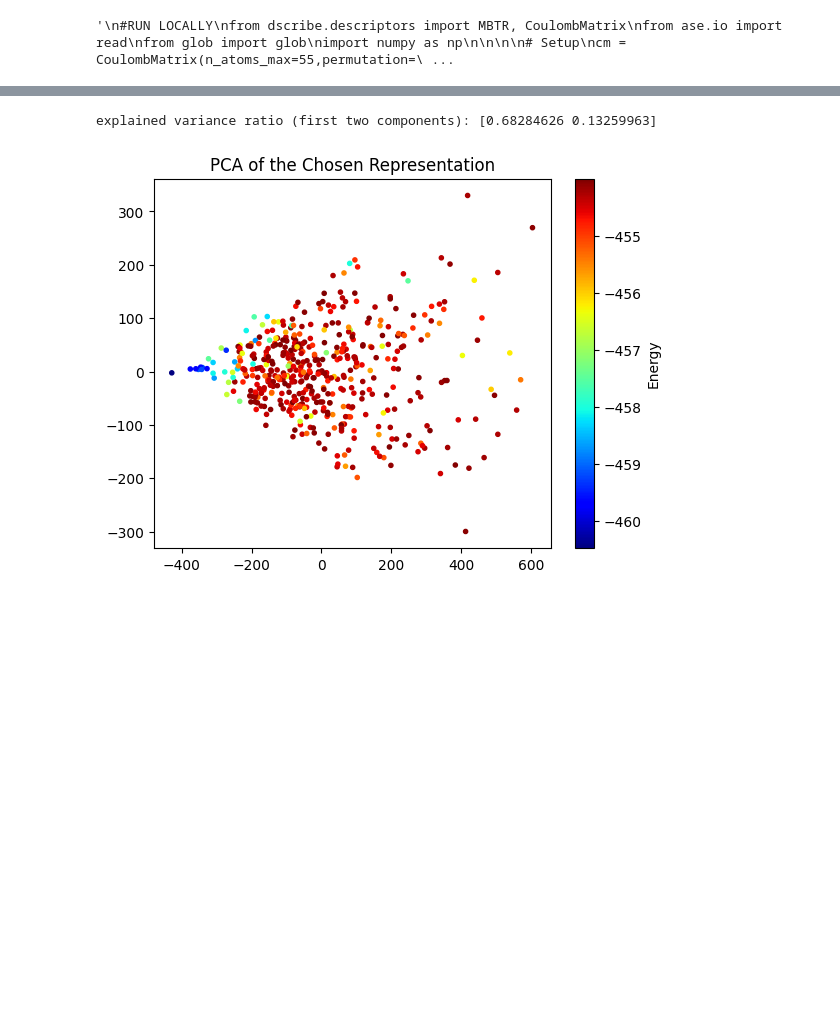
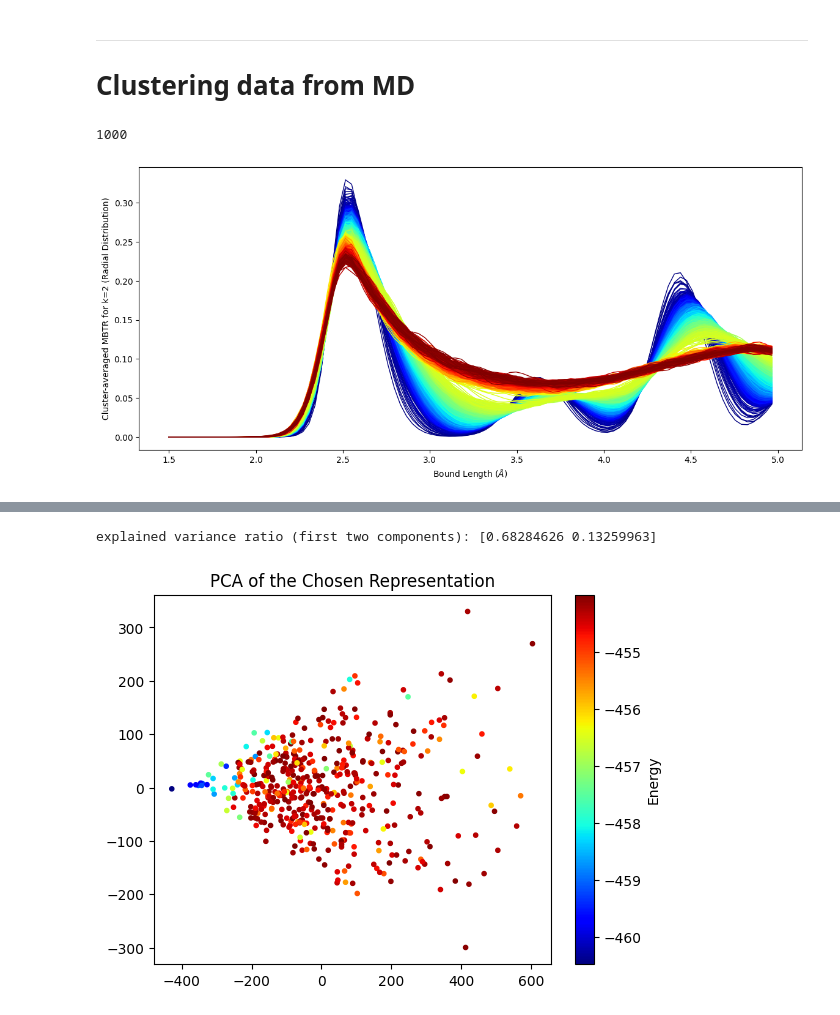
Before and after one commit to jpalastus/Notebooks, a Jupyter notebook: Oleron Solidification School 2024/Processing_data_for_the_school.ipynb, the cells around one changed output, grey strips where cells are left out. Saved outputs shown, nothing was run; the diff lists cells and outputs as text; code cells hidden in the pictures; blank space fills up the shorter version.

```diff
--- a/Oleron Solidification School 2024/Processing_data_for_the_school.ipynb
+++ b/Oleron Solidification School 2024/Processing_data_for_the_school.ipynb
@@ -21,34 +28,40 @@ Successfully installed ase-3.23.0 dscribe-2.1.1 sparse-0.15.4
-# %%
-'''
-#RUN LOCALLY
-from dscribe.descriptors import MBTR, CoulombMatrix
-from ase.io import read
-from glob import glob
-import numpy as np
-
-
-
-# Setup
-cm = CoulombMatrix(n_atoms_max=55,permutation='eigenspectrum')
-mbtr = MBTR(
-    species=["Cu"],
-    geometry={"function": "inverse_distance"},
-    grid={"min": 0, "max": 1, "n": 100, "sigma": 0.1},
-    weighting={"function": "exp", "scale": 0.5, "threshold": 1e-3},
-    periodic=False,
-    normalization="l2")
-
-list_atom=[]
-list_atom2=[]
-
-for file in glob("/content/drive/MyDrive/notebooks_solidification/Cu55-LM/*.xyz"):
-  struct=read(file, format='xyz')
-  struct.symbols=['Cu' for i in range(55)]
-  list_atom2.append(mbtr.create(struct))
-  list_atom.append(cm.create(struct))
-
-np.save('cm.npy', list_atom)
-np.save('mbtr.npy', list_atom2)
-'''
-# %% [output]
-'\n#RUN LOCALLY\nfrom dscribe.descriptors import MBTR, CoulombMatrix\nfrom ase.io import read\nfrom glob import glob\nimport numpy as np\n\n\n\n# Setup\ncm = CoulombMatrix(n_atoms_max=55,permutation=\ ...
+# %% [markdown]
+-------------------------------------------------------------------------
+# Clustering data from MD
+# %%
+import matplotlib.pyplot as plt
+from sklearn import datasets
+from sklearn.manifold import TSNE, locally_linear_embedding
+from sklearn.decomposition import PCA
+import numpy as np
+
+X = np.load('/content/Notebooks/Oleron Solidification School 2024/data/MD_melting/mbtr_copper.npy')
+X=X[1:]
+##### FOR SILICON USE
+#X = np.load('/content/lmbtr_nuclation_2-4.npy')
+# %%
+from matplotlib import cm,colormaps
+
+N=len(X)
+print(N)
+cmap = colormaps['jet']
+colours=[cmap(float(i)/float(N-1)) for i in range(N)]
+
+xmin=1.5; xmax=5.0
+##### FOR SILICON USE
+#xmin=2.0; xmax=4.0
+
+plt.figure(figsize=(14, 6))
+plt.xlabel("Bound Length ($\AA$)")
+plt.ylabel("Cluster-averaged MBTR for k=2 (Radial Distribution)")
+for i in range(1,len(X)):
+  xx=X[i]#+0.001*i
+  N=len(xx)
+  xx_plot=(np.array(range(N))/float(N))*(xmax-xmin)+xmin
+  plt.plot(xx_plot, xx,'-', linewidth=1, c = colours[i])
+
+
+plt.show()
+# %% [output]
+1000
+[figure, added]
```
Also changed, not shown: parts of 13 cells of this notebook.
